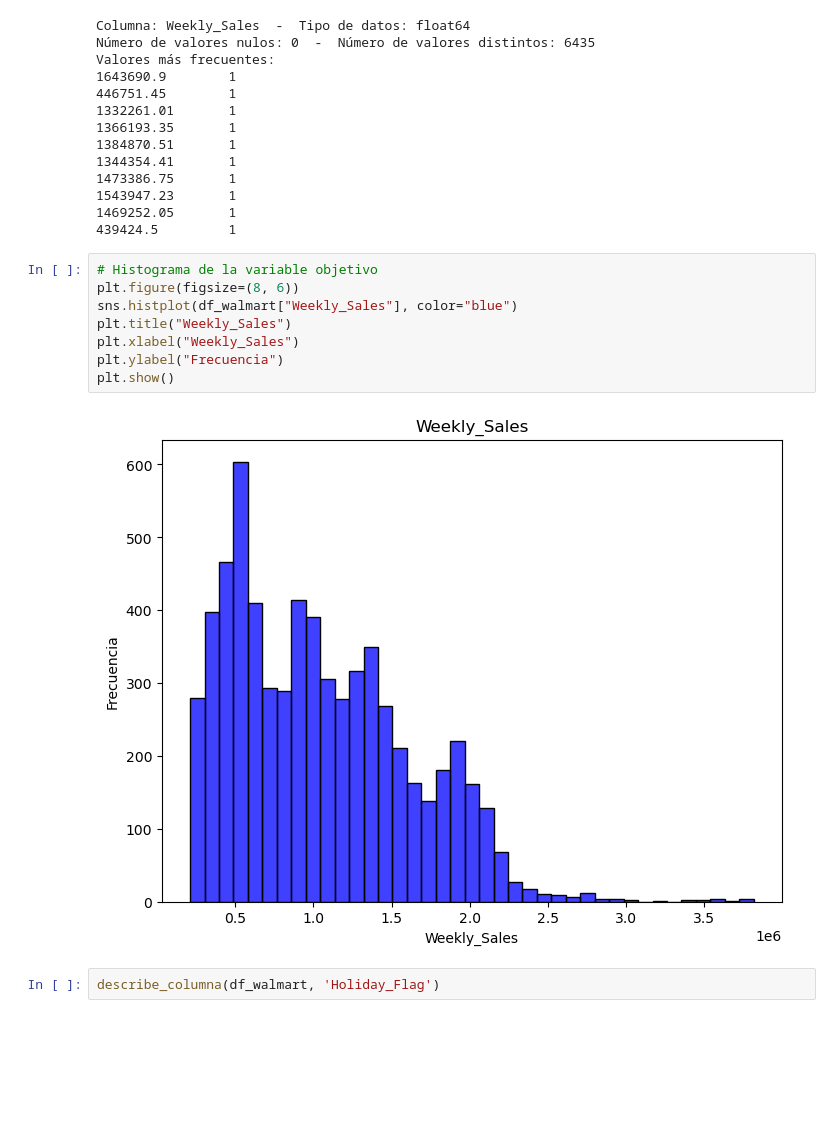
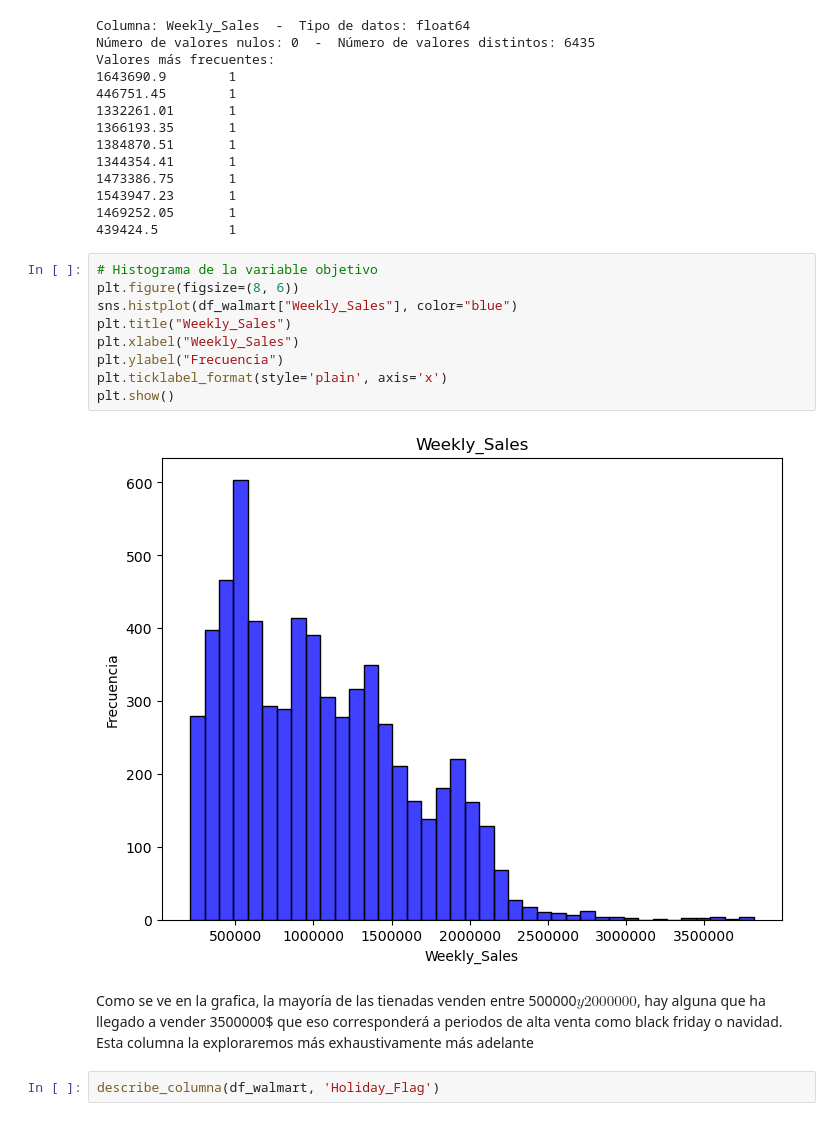
Before and after one commit to AngelGarLop/Tarea-comparaci-n-red-neuronal-regresi-n, a Jupyter notebook: Untitled12.ipynb, the cells around one changed output. Drawn from its saved outputs; the diff is of its cells as text; blank space fills up the shorter version.

```diff
--- a/Untitled12.ipynb
+++ b/Untitled12.ipynb
@@ -132,13 +141,16 @@ Valores más frecuentes:
 # %%
 # Histograma de la variable objetivo
 plt.figure(figsize=(8, 6))
 sns.histplot(df_walmart["Weekly_Sales"], color="blue")
 plt.title("Weekly_Sales")
 plt.xlabel("Weekly_Sales")
 plt.ylabel("Frecuencia")
+plt.ticklabel_format(style='plain', axis='x')
 plt.show()
 # %% [output]
-[figure, old version]
+[figure, new version]
+# %% [markdown]
+Como se ve en la grafica, la mayoría de las tienadas venden entre 500000$ y 2000000$, hay alguna que ha llegado a vender 3500000$ que eso corresponderá a periodos de alta venta como black friday o navidad. Esta columna la exploraremos más exhaustivamente más adelante
 # %%
 describe_columna(df_walmart, 'Holiday_Flag')
 # %% [output]
```
Also changed, not shown: parts of 49 cells of this notebook, 11 other files.
